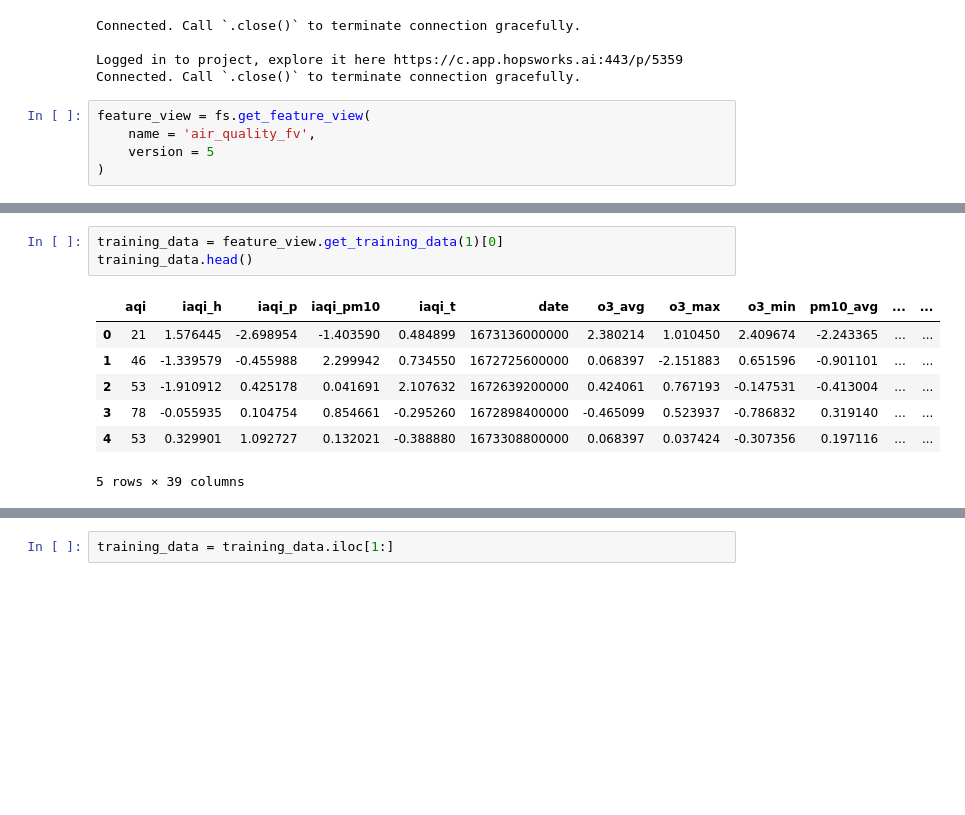
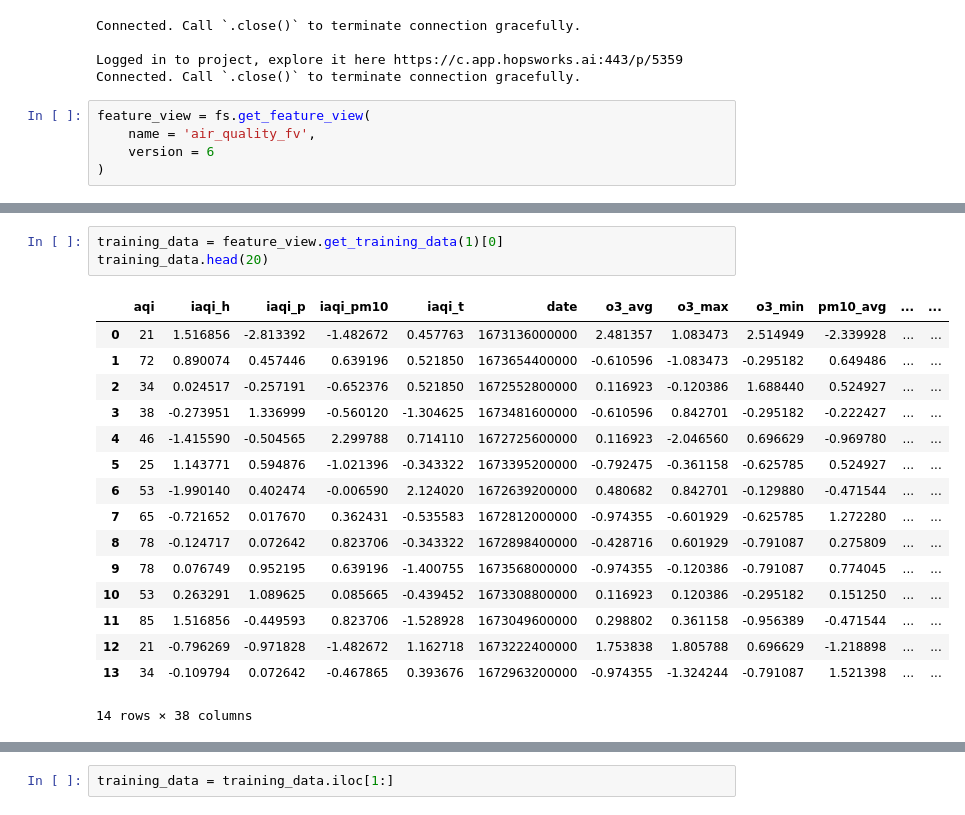
Before and after one commit to santroma1/id2223_project, a Jupyter notebook: model_training.ipynb, the cells around one changed output, grey strips where cells are left out. Cells and saved outputs as stored; diff of their text form; blank space fills up the shorter version.

Commit message:
edi model training

```diff
--- a/model_training.ipynb
+++ b/model_training.ipynb
@@ -35,7 +35,7 @@ Connected. Call `.close()` to terminate connection gracefully.
 # %%
 feature_view = fs.get_feature_view(
     name = 'air_quality_fv',
-    version = 5
+    version = 6
 )
 # %%
 # feature_view.create_training_data()
@@ -45,15 +45,24 @@ https://c.app.hopsworks.ai/p/5359/jobs/named/air_quality_fv_5_1_create_fv_td_130
 (1, <hsfs.core.job.Job at 0x...>)
 # %%
 training_data = feature_view.get_training_data(1)[0]
-training_data.head()
+training_data.head(20)
 # %% [output]
 |  | aqi | iaqi_h | iaqi_p | iaqi_pm10 | iaqi_t | date | o3_avg | o3_max | o3_min | pm10_avg | ... | ... |
-| 0 | 21 | 1.576445 | -2.698954 | -1.403590 | 0.484899 | 1673136000000 | 2.380214 | 1.010450 | 2.409674 | -2.243365 | ... | ... |
-| 1 | 46 | -1.339579 | -0.455988 | 2.299942 | 0.734550 | 1672725600000 | 0.068397 | -2.151883 | 0.651596 | -0.901101 | ... | ... |
-| 2 | 53 | -1.910912 | 0.425178 | 0.041691 | 2.107632 | 1672639200000 | 0.424061 | 0.767193 | -0.147531 | -0.413004 | ... | ... |
-| 3 | 78 | -0.055935 | 0.104754 | 0.854661 | -0.295260 | 1672898400000 | -0.465099 | 0.523937 | -0.786832 | 0.319140 | ... | ... |
-| 4 | 53 | 0.329901 | 1.092727 | 0.132021 | -0.388880 | 1673308800000 | 0.068397 | 0.037424 | -0.307356 | 0.197116 | ... | ... |
+| 0 | 21 | 1.516856 | -2.813392 | -1.482672 | 0.457763 | 1673136000000 | 2.481357 | 1.083473 | 2.514949 | -2.339928 | ... | ... |
+| 1 | 72 | 0.890074 | 0.457446 | 0.639196 | 0.521850 | 1673654400000 | -0.610596 | -1.083473 | -0.295182 | 0.649486 | ... | ... |
+| 2 | 34 | 0.024517 | -0.257191 | -0.652376 | 0.521850 | 1672552800000 | 0.116923 | -0.120386 | 1.688440 | 0.524927 | ... | ... |
+| 3 | 38 | -0.273951 | 1.336999 | -0.560120 | -1.304625 | 1673481600000 | -0.610596 | 0.842701 | -0.295182 | -0.222427 | ... | ... |
+| 4 | 46 | -1.415590 | -0.504565 | 2.299788 | 0.714110 | 1672725600000 | 0.116923 | -2.046560 | 0.696629 | -0.969780 | ... | ... |
+| 5 | 25 | 1.143771 | 0.594876 | -1.021396 | -0.343322 | 1673395200000 | -0.792475 | -0.361158 | -0.625785 | 0.524927 | ... | ... |
+| 6 | 53 | -1.990140 | 0.402474 | -0.006590 | 2.124020 | 1672639200000 | 0.480682 | 0.842701 | -0.129880 | -0.471544 | ... | ... |
+| 7 | 65 | -0.721652 | 0.017670 | 0.362431 | -0.535583 | 1672812000000 | -0.974355 | -0.601929 | -0.625785 | 1.272280 | ... | ... |
+| 8 | 78 | -0.124717 | 0.072642 | 0.823706 | -0.343322 | 1672898400000 | -0.428716 | 0.601929 | -0.791087 | 0.275809 | ... | ... |
+| 9 | 78 | 0.076749 | 0.952195 | 0.639196 | -1.400755 | 1673568000000 | -0.974355 | -0.120386 | -0.791087 | 0.774045 | ... | ... |
+| 10 | 53 | 0.263291 | 1.089625 | 0.085665 | -0.439452 | 1673308800000 | 0.116923 | 0.120386 | -0.295182 | 0.151250 | ... | ... |
+| 11 | 85 | 1.516856 | -0.449593 | 0.823706 | -1.528928 | 1673049600000 | 0.298802 | 0.361158 | -0.956389 | -0.471544 | ... | ... |
+| 12 | 21 | -0.796269 | -0.971828 | -1.482672 | 1.162718 | 1673222400000 | 1.753838 | 1.805788 | 0.696629 | -1.218898 | ... | ... |
+| 13 | 34 | -0.109794 | 0.072642 | -0.467865 | 0.393676 | 1672963200000 | -0.974355 | -1.324244 | -0.791087 | 1.521398 | ... | ... |
-5 rows × 39 columns
+14 rows × 38 columns
 # %%
 training_data = training_data.sort_values(by=["date"], ascending=[False]).reset_index(drop=True)
 training_data["aqi_next_day"] = training_data['aqi'].shift(1)
```
Also changed, not shown: parts of 6 cells of this notebook, 1 other file.
